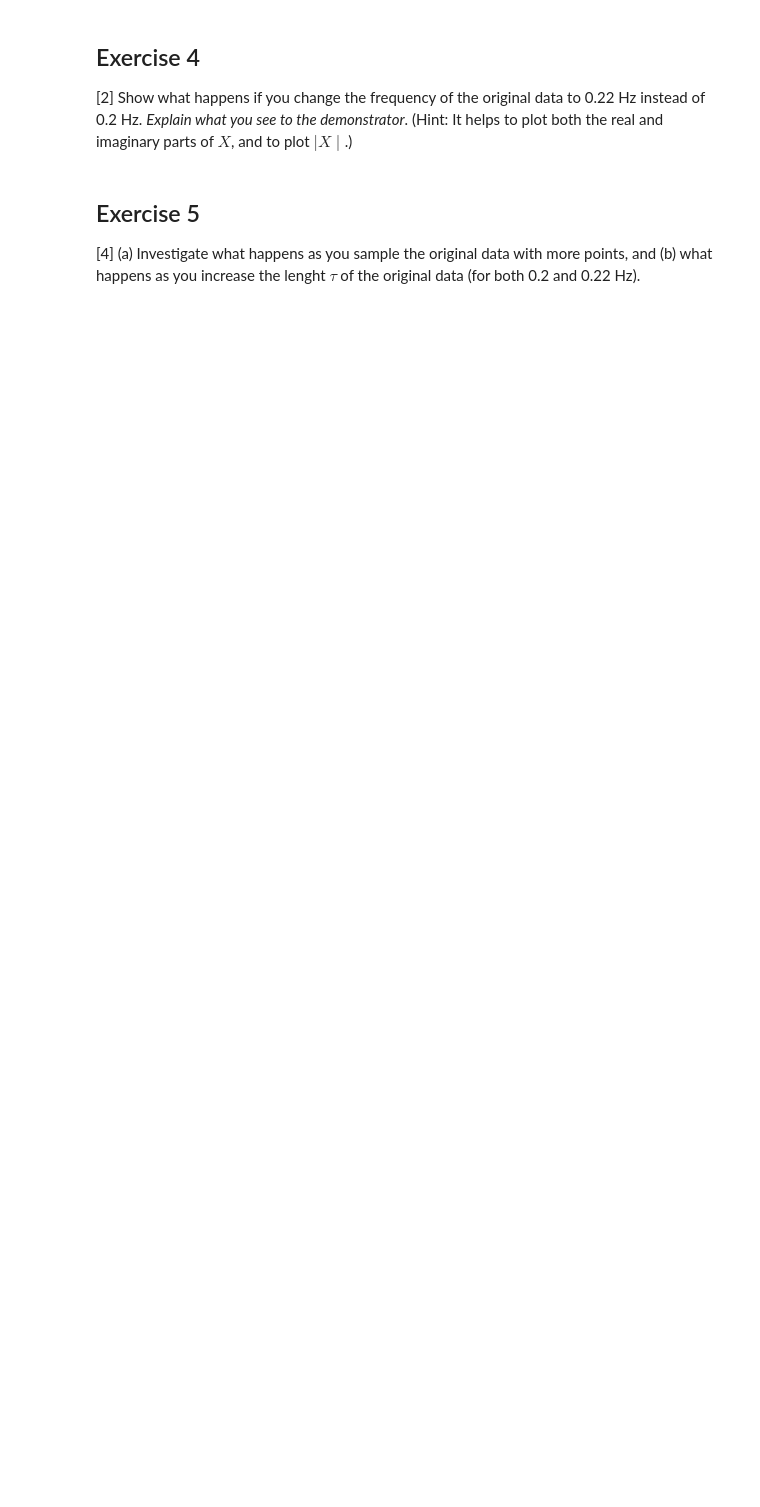
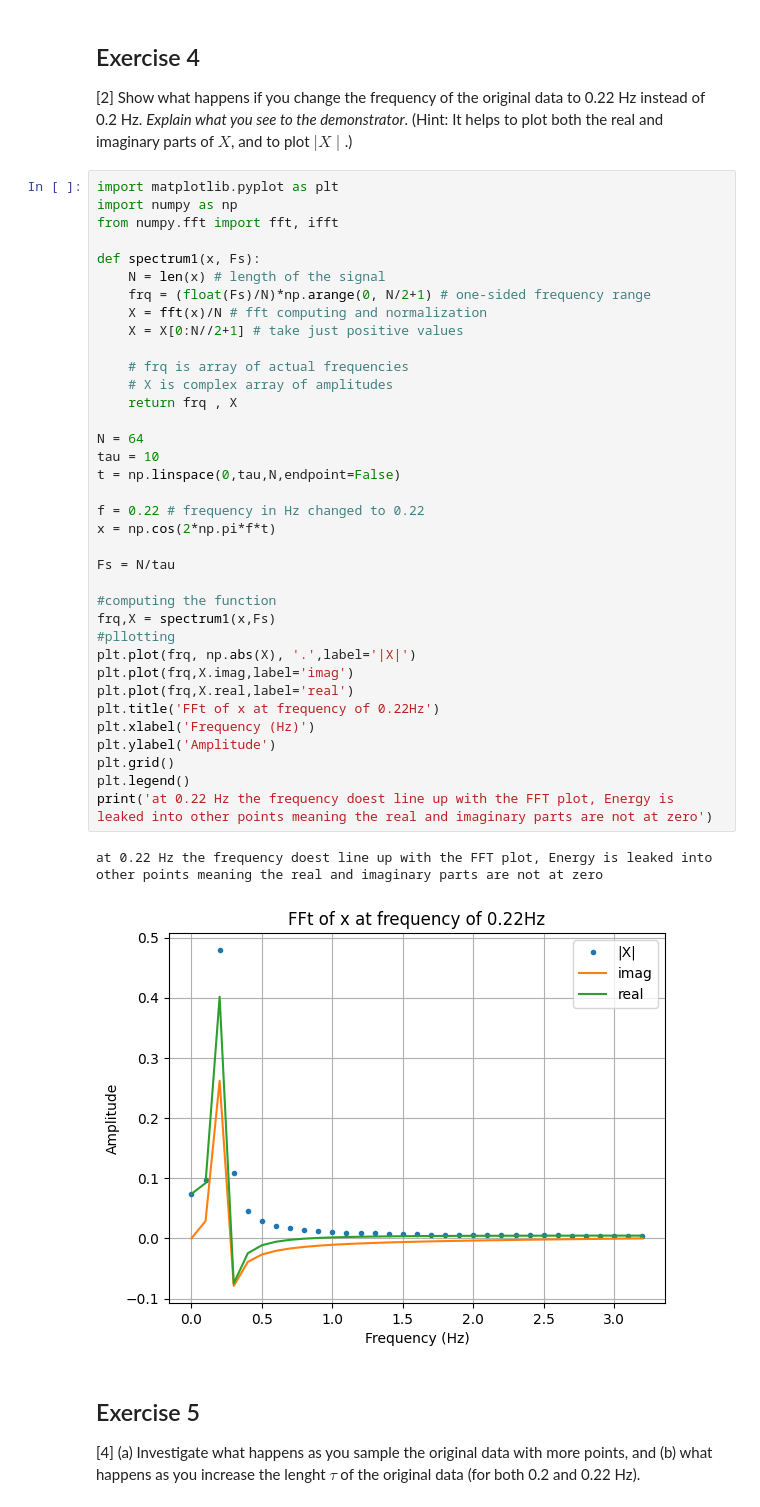
Before and after one commit to PX2145-2025/week-10-b-lloydCallum, a Jupyter notebook: FFT.ipynb, the cells around one changed output. Saved outputs shown, nothing was run; the diff lists cells and outputs as text; blank space fills up the shorter version.

```diff
--- a/FFT.ipynb
+++ b/FFT.ipynb
@@ -384,6 +388,45 @@ plt.grid()
 ## Exercise 4
 [2] Show what happens if you change the frequency of the original data to 0.22 Hz instead of 0.2 Hz. _Explain what you see to the demonstrator_.
 (Hint: It helps to plot both the real and imaginary parts of $X$, and to plot $\mid X \mid$.)
+# %%
+import matplotlib.pyplot as plt
+import numpy as np
+from numpy.fft import fft, ifft
+
+def spectrum1(x, Fs):
+    N = len(x) # length of the signal
+    frq = (float(Fs)/N)*np.arange(0, N/2+1) # one-sided frequency range
+    X = fft(x)/N # fft computing and normalization
+    X = X[0:N//2+1] # take just positive values
+
+    # frq is array of actual frequencies
+    # X is complex array of amplitudes
+    return frq , X
+
+N = 64
+tau = 10
+t = np.linspace(0,tau,N,endpoint=False)
+
+f = 0.22 # frequency in Hz changed to 0.22
+x = np.cos(2*np.pi*f*t)
+
+Fs = N/tau
+
+#computing the function
+frq,X = spectrum1(x,Fs)
+#pllotting
+plt.plot(frq, np.abs(X), '.',label='|X|')
+plt.plot(frq,X.imag,label='imag')
+plt.plot(frq,X.real,label='real')
+plt.title('FFt of x at frequency of 0.22Hz')
+plt.xlabel('Frequency (Hz)')
+plt.ylabel('Amplitude')
+plt.grid()
+plt.legend()
+print('at 0.22 Hz the frequency doest line up with the FFT plot, Energy is leaked into other points meaning the real and imaginary parts are not at zero')
+# %% [output]
+at 0.22 Hz the frequency doest line up with the FFT plot, Energy is leaked into other points meaning the real and imaginary parts are not at zero
+[figure, added]
 # %% [markdown]
 ## Exercise 5
 
```
Also changed, not shown: parts of 8 cells of this notebook.
